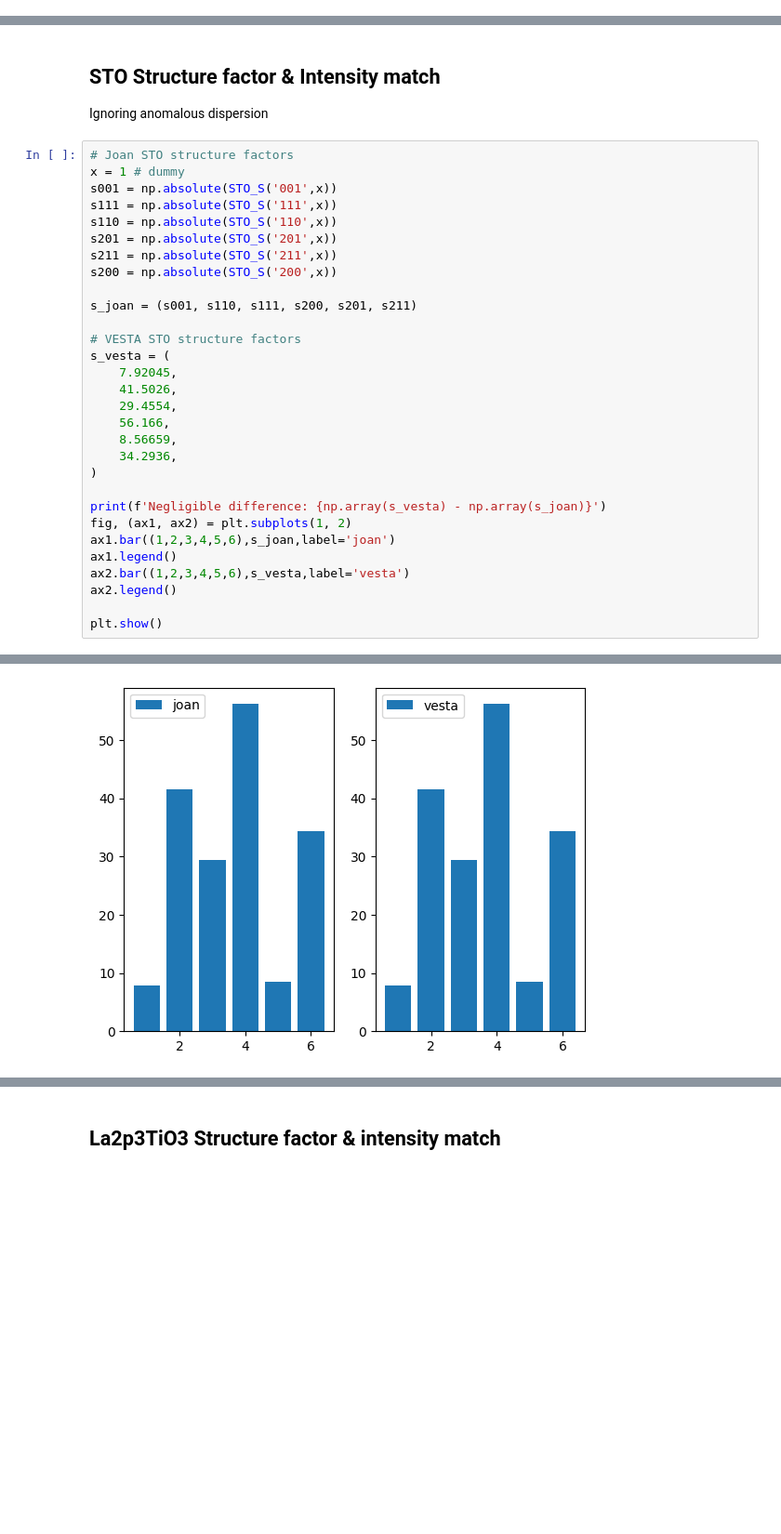
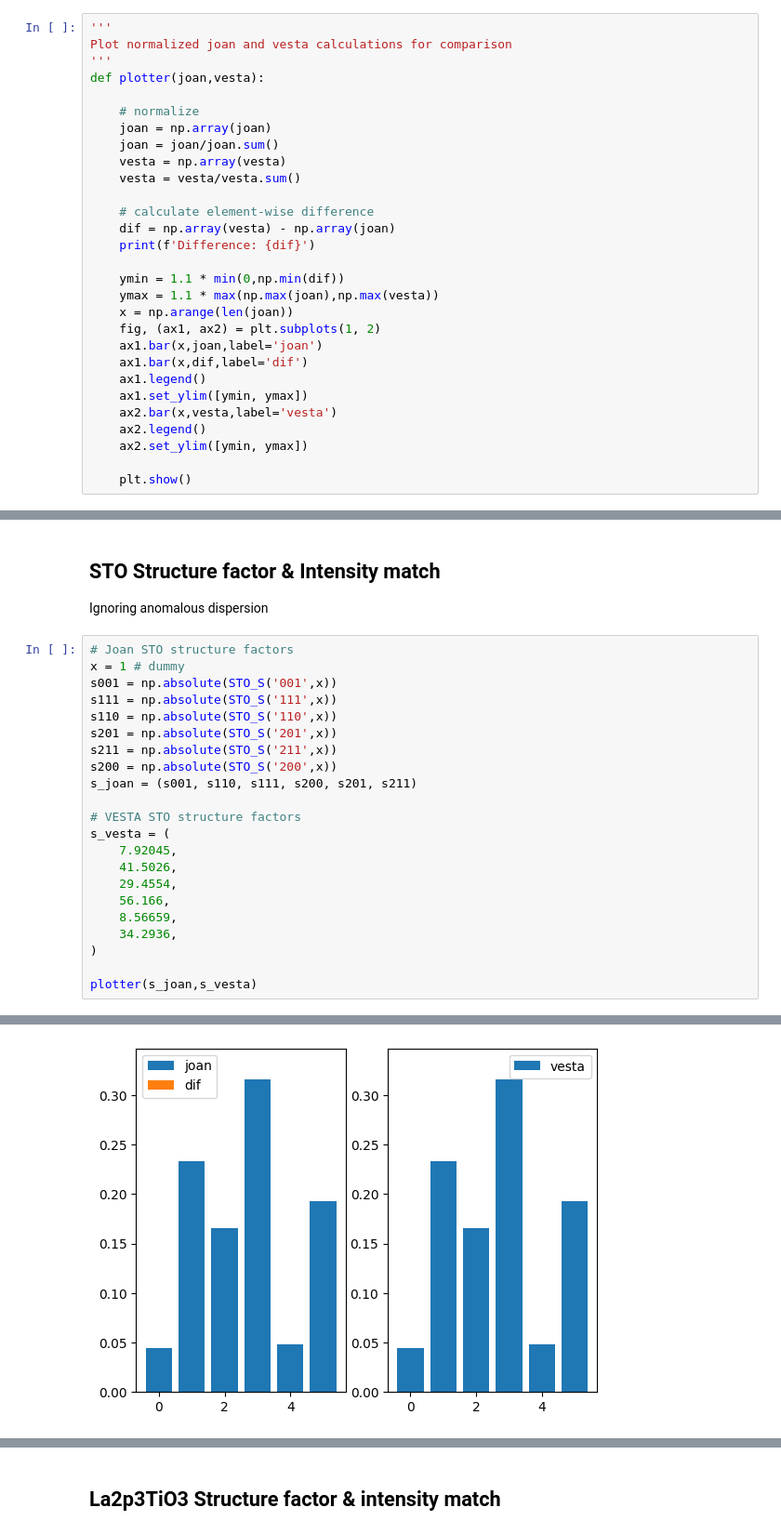
Before and after one commit to beepmo/intense_XRD, a Jupyter notebook: hkl_intensity_calculator3.ipynb, the cells around one changed output, grey strips where cells are left out. Shown at 93% size. Drawn from its saved outputs; the diff is of its cells as text; blank space fills up the shorter version.

```diff
--- a/hkl_intensity_calculator3.ipynb
+++ b/hkl_intensity_calculator3.ipynb
@@ -355,3 +295,32 @@ $$S=F_{\text{La}}+F_{\text{Ti}}+F_{\text{O}_{1,2,3}$$
+# %%
+'''
+Plot normalized joan and vesta calculations for comparison
+'''
+def plotter(joan,vesta):
+
+    # normalize
+    joan = np.array(joan)
+    joan = joan/joan.sum()
+    vesta = np.array(vesta)
+    vesta = vesta/vesta.sum()
+
+    # calculate element-wise difference
+    dif = np.array(vesta) - np.array(joan)
+    print(f'Difference: {dif}')
+
+    ymin = 1.1 * min(0,np.min(dif))
+    ymax = 1.1 * max(np.max(joan),np.max(vesta))
+    x = np.arange(len(joan))
+    fig, (ax1, ax2) = plt.subplots(1, 2)
+    ax1.bar(x,joan,label='joan')
+    ax1.bar(x,dif,label='dif')
+    ax1.legend()
+    ax1.set_ylim([ymin, ymax])
+    ax2.bar(x,vesta,label='vesta')
+    ax2.legend()
+    ax2.set_ylim([ymin, ymax])
+
+    plt.show()
 # %% [markdown]
 # Results
 # %% [markdown]
@@ -366,7 +335,6 @@ s110 = np.absolute(STO_S('110',x))
 s201 = np.absolute(STO_S('201',x))
 s211 = np.absolute(STO_S('211',x))
 s200 = np.absolute(STO_S('200',x))
-
 s_joan = (s001, s110, s111, s200, s201, s211)
 
 # VESTA STO structure factors
@@ -379,12 +347,5 @@ s_vesta = (
     34.2936,
 )
 
-print(f'Negligible difference: {np.array(s_vesta) - np.array(s_joan)}')
-fig, (ax1, ax2) = plt.subplots(1, 2)
-ax1.bar((1,2,3,4,5,6),s_joan,label='joan')
-ax1.legend()
-ax2.bar((1,2,3,4,5,6),s_vesta,label='vesta')
-ax2.legend()
-
-plt.show()
+plotter(s_joan,s_vesta)
 # %% [output]
@@ -393,4 +354,4 @@ Negligible difference: [-1.24054254e-06  2.73084510e-07  2.22582303e-05  3.39729
-[figure, old version]
+[figure, new version]
 # %%
 # Joan STO intensities
 x = 1 # dummy
```
Also changed, not shown: parts of 23 cells of this notebook.
